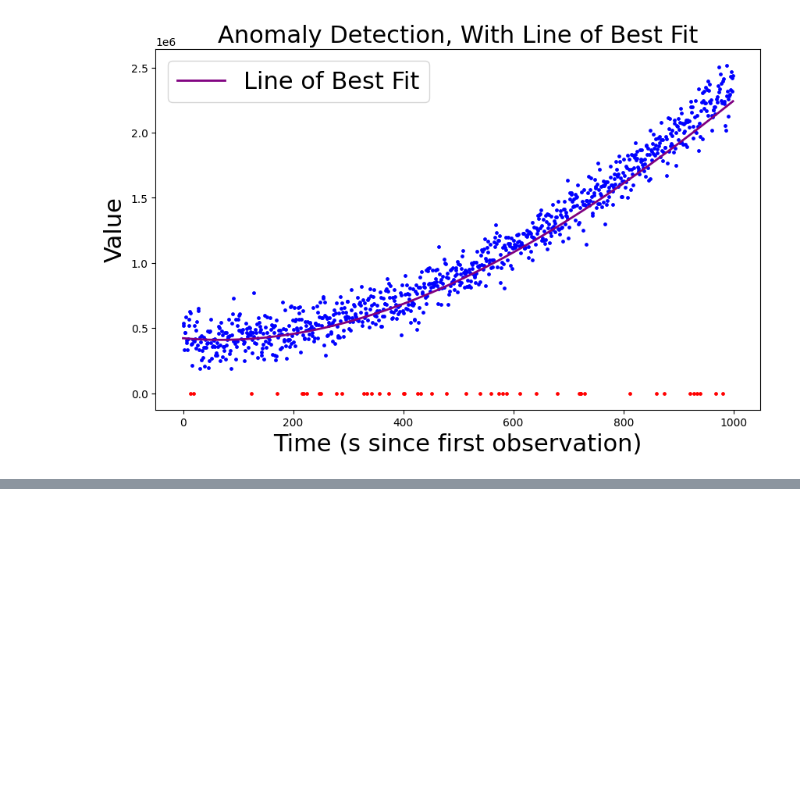
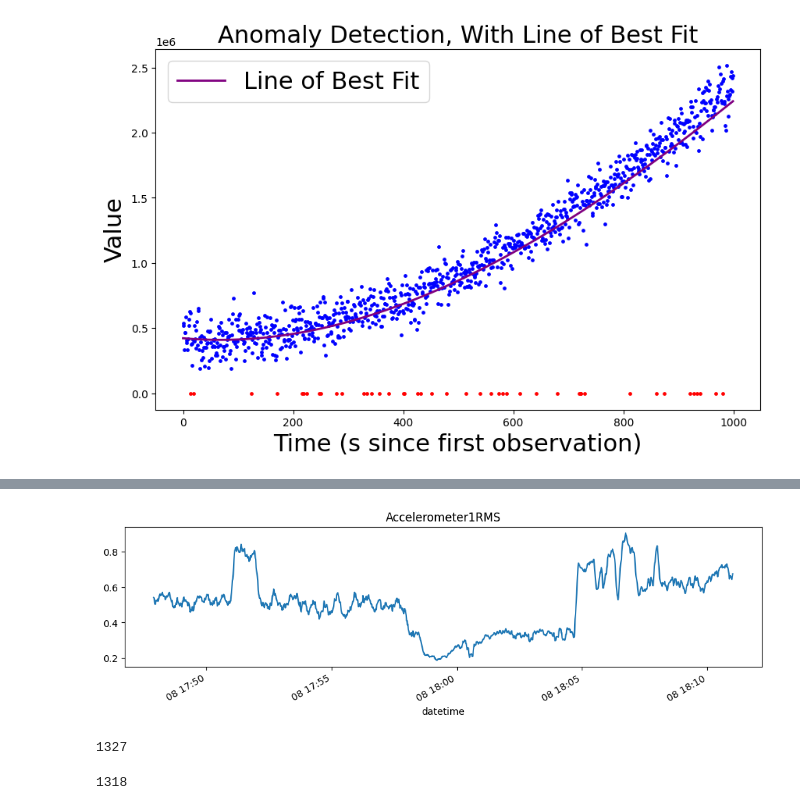
Before and after one commit to ExtraE113/CS365, a Jupyter notebook: model_and_threshold_outlier_detection.ipynb, the cells around one changed output, grey strips where cells are left out. Saved outputs shown, nothing was run; the diff lists cells and outputs as text; code cells hidden in the pictures; blank space fills up the shorter version.

```diff
--- a/model_and_threshold_outlier_detection.ipynb
+++ b/model_and_threshold_outlier_detection.ipynb
@@ -140,0 +259,20 @@ plt.legend(fontsize=22)
+# %%
+import matrixprofile as mp
+
+# create a matrix profile of series 1
+# plot list_of_df[1]['Accelerometer1RMS']
+list_of_df[1]['Accelerometer1RMS'].plot(figsize=(12, 3))
+plt.title('Accelerometer1RMS')
+plt.show()
+# %% [output]
+[figure, added]
+# %%
+len(list_of_df[1]['Accelerometer1RMS'])
+# %% [output]
+1327
+# %%
+# remove the NaN values from the series
+d = list_of_df[1]['Accelerometer1RMS'].dropna()
+len(d)
+# %% [output]
+1318
```
Also changed, not shown: parts of 21 cells of this notebook, 6 other files.
